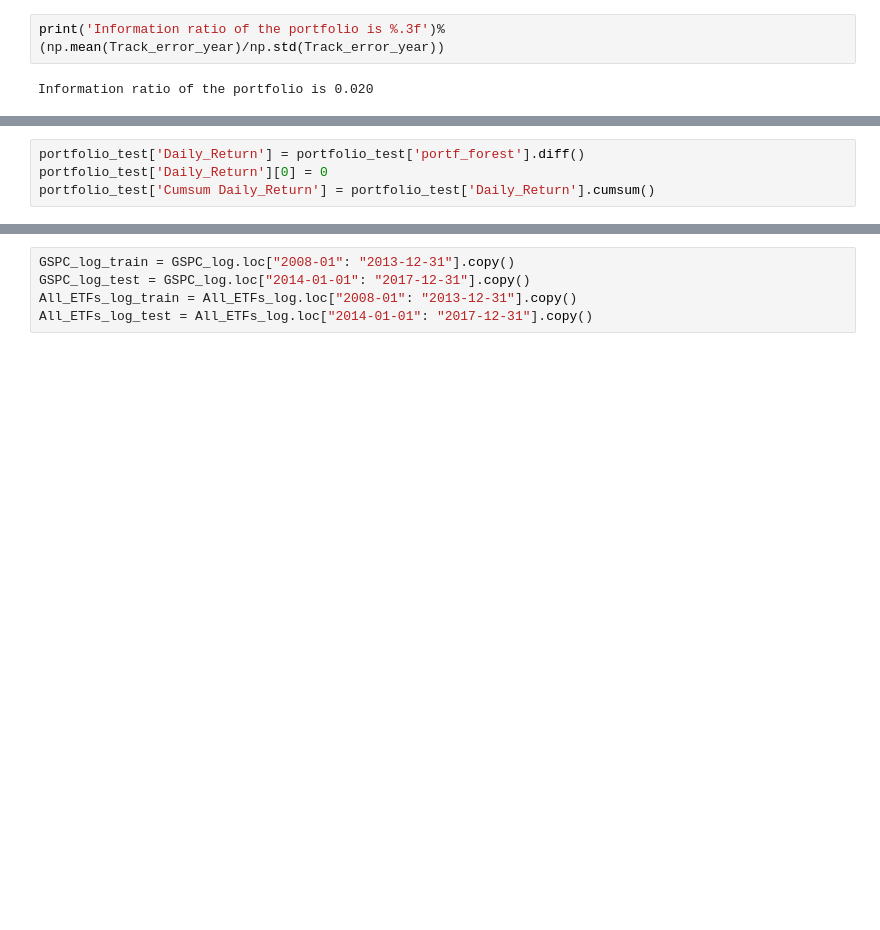
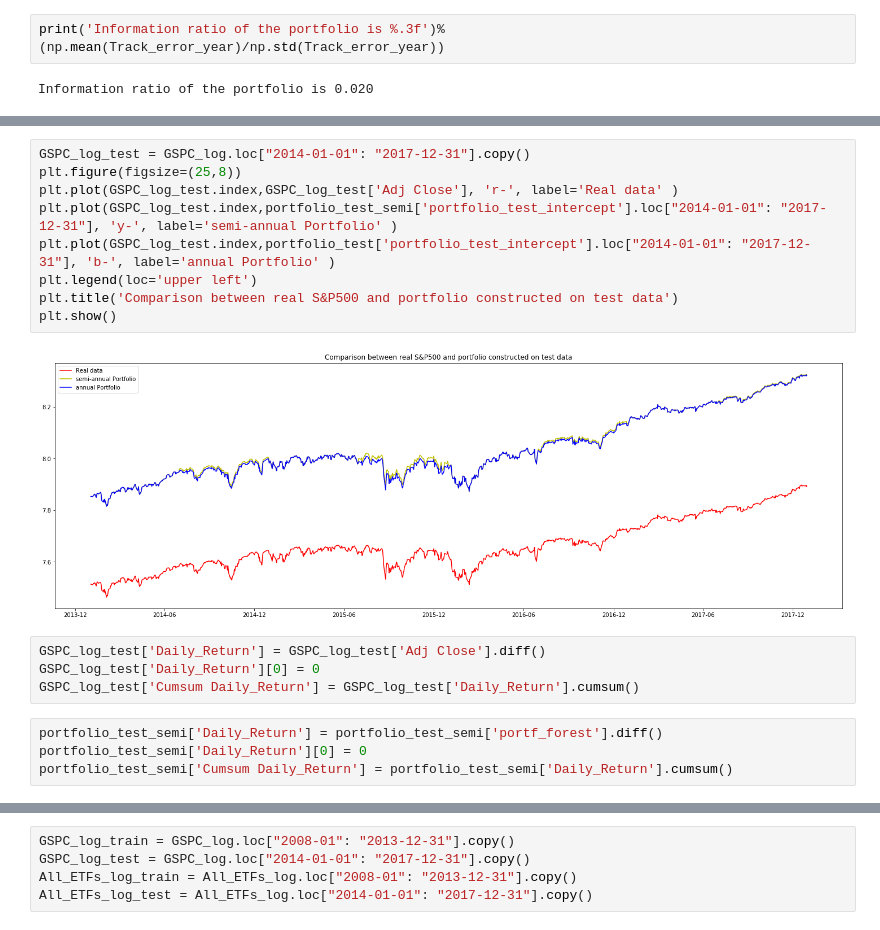
Before and after one commit to IceCreammm/MRP, a Jupyter notebook: MRP_Production.ipynb, the cells around one changed output, grey strips where cells are left out. Saved outputs shown, nothing was run; the diff lists cells and outputs as text; blank space fills up the shorter version.

```diff
--- a/MRP_Production.ipynb
+++ b/MRP_Production.ipynb
@@ -363,4 +452,19 @@ Information ratio of the portfolio is 0.020
+# %%
+GSPC_log_test = GSPC_log.loc["2014-01-01": "2017-12-31"].copy()
+plt.figure(figsize=(25,8))
+plt.plot(GSPC_log_test.index,GSPC_log_test['Adj Close'], 'r-', label='Real data' )
+plt.plot(GSPC_log_test.index,portfolio_test_semi['portfolio_test_intercept'].loc["2014-01-01": "2017-12-31"], 'y-', label='semi-annual Portfolio' )
+plt.plot(GSPC_log_test.index,portfolio_test['portfolio_test_intercept'].loc["2014-01-01": "2017-12-31"], 'b-', label='annual Portfolio' )
+plt.legend(loc='upper left')
+plt.title('Comparison between real S&P500 and portfolio constructed on test data')
+plt.show()
+# %% [output]
+[figure, added]
+# %%
+GSPC_log_test['Daily_Return'] = GSPC_log_test['Adj Close'].diff()
+GSPC_log_test['Daily_Return'][0] = 0
+GSPC_log_test['Cumsum Daily_Return'] = GSPC_log_test['Daily_Return'].cumsum()
 # %%
-portfolio_test['Daily_Return'] = portfolio_test['portf_forest'].diff()
-portfolio_test['Daily_Return'][0] = 0
-portfolio_test['Cumsum Daily_Return'] = portfolio_test['Daily_Return'].cumsum()
+portfolio_test_semi['Daily_Return'] = portfolio_test_semi['portf_forest'].diff()
+portfolio_test_semi['Daily_Return'][0] = 0
+portfolio_test_semi['Cumsum Daily_Return'] = portfolio_test_semi['Daily_Return'].cumsum()
```
Also changed, not shown: parts of 21 cells of this notebook.
